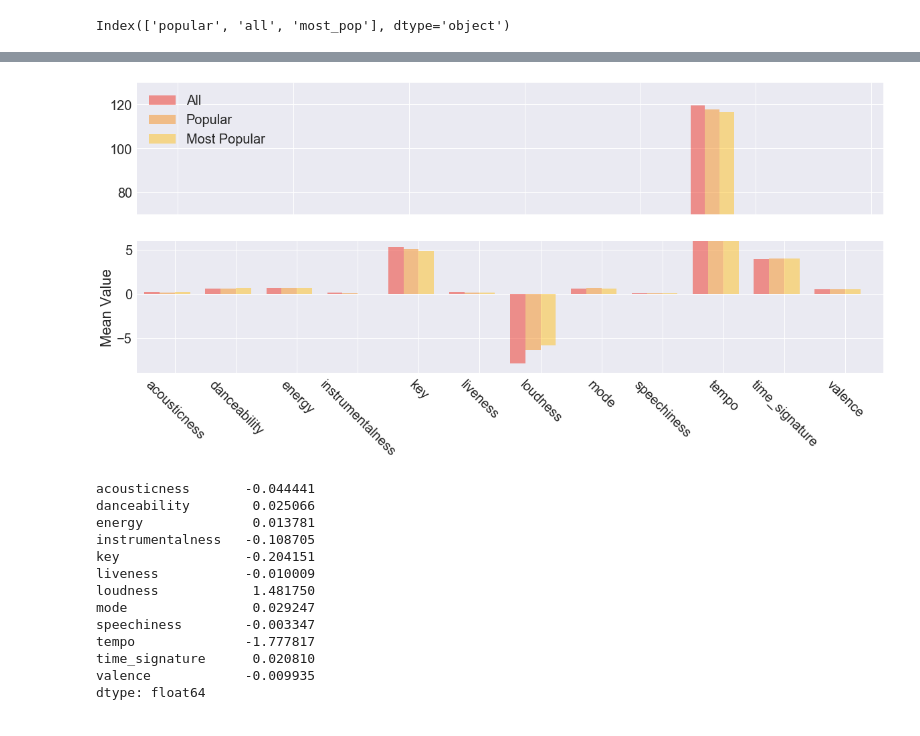
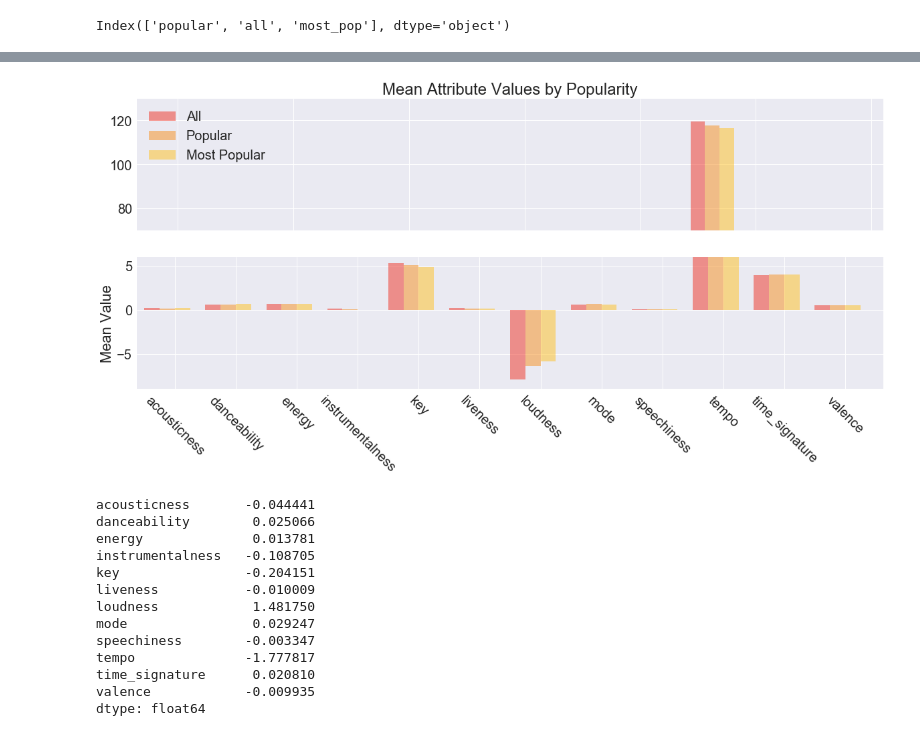
Before and after one commit to whitneypenn/analytics-capstone, a Jupyter notebook: notebooks/data_imputation_and_EDA.ipynb, the cells around one changed output, grey strips where cells are left out. Drawn from its saved outputs; the diff is of its cells as text; code cells hidden in the pictures.

```diff
--- a/notebooks/data_imputation_and_EDA.ipynb
+++ b/notebooks/data_imputation_and_EDA.ipynb
@@ -276,5 +261,4 @@ Index(['popular', 'all', 'most_pop'], dtype='object')
 # %%
-
 # Setting the positions and width for the bars
 pos = list(range(len(means['index'])))
 width = 0.25
@@ -368,35 +352,36 @@ ax2.bar([p + width*2 for p in pos],
 
 # Set the y axis label
 ax2.set_ylabel('Mean Value')
 
 # Set the chart's title
-# ax.set_title('Test Subject Scores')
+ax.set_title('Mean Attribute Values by Popularity')
 
 #set the lims
 ax.set_ylim(70, 130)  # outliers only
 ax2.set_ylim(-9, 6)  # most of the data
 
 # Set the position of the x ticks
 ax2.set_xticks([p + 1.5 * width for p in pos])
 
 # Set the labels for the x ticks
 ax2.set_xticklabels(means['index'], rotation=-45)
 
 # Setting the x-axis and y-axis limits
 plt.xlim(min(pos)-width, max(pos)+width*4)
 
 #hide the spines
 ax.spines['bottom'].set_visible(False)
 ax2.spines['top'].set_visible(False)
 ax.xaxis.tick_top()
 ax.tick_params(labeltop='off')  # don't put tick labels at the top
 ax2.xaxis.tick_bottom()
 
 # Adding the legend and showing the plot
 ax.legend(['All', 'Popular', 'Most Popular'], loc='upper left')
+plt.savefig('mean_attribute_values.png')
 plt.show()
 # %% [output]
-[figure, old version]
+[figure, new version]
 # %%
 diff_popular = (y_pop - y_all)
 x=list(diff_popular.index)
```
Also changed, not shown: parts of 1 cell of this notebook.
